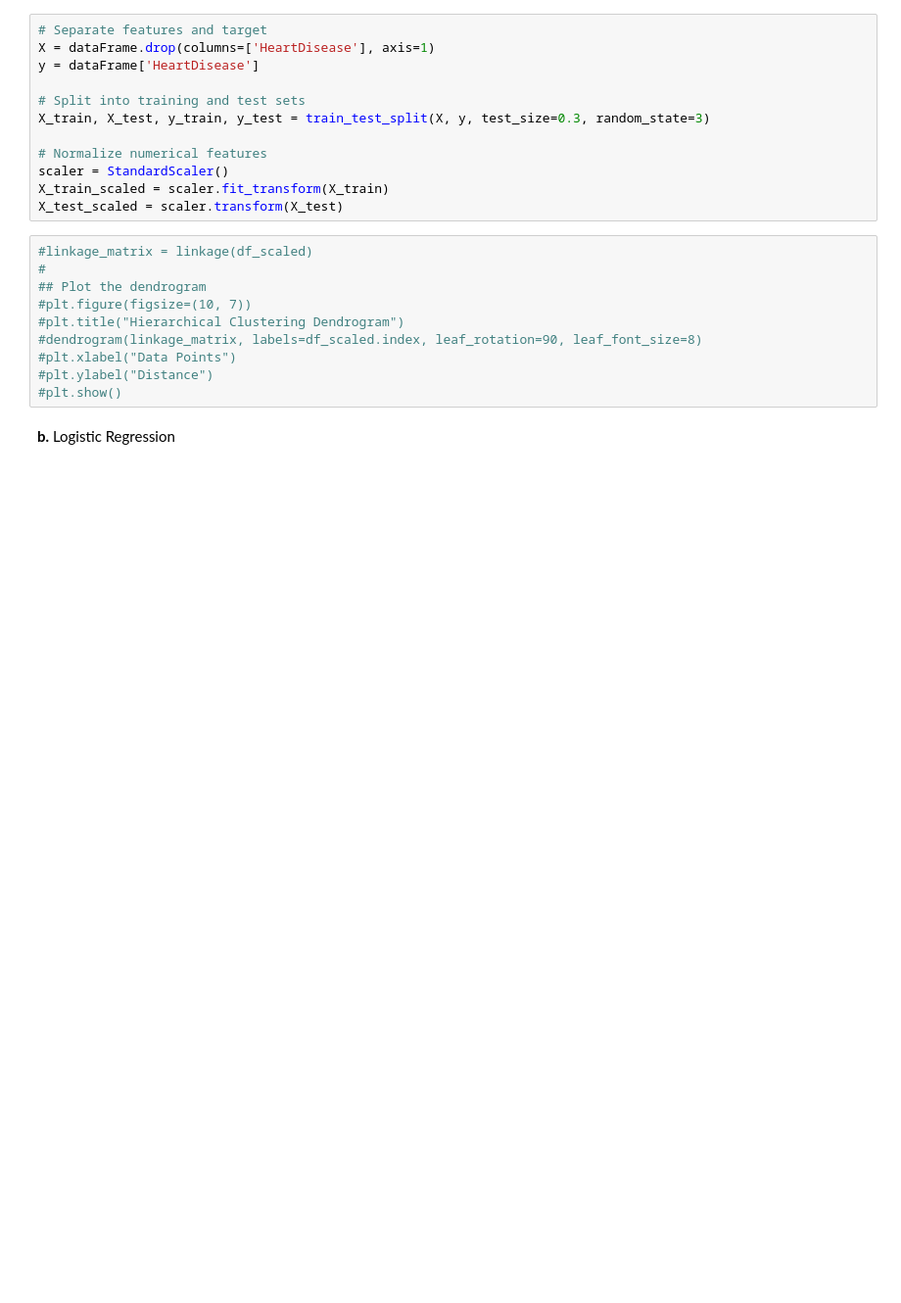
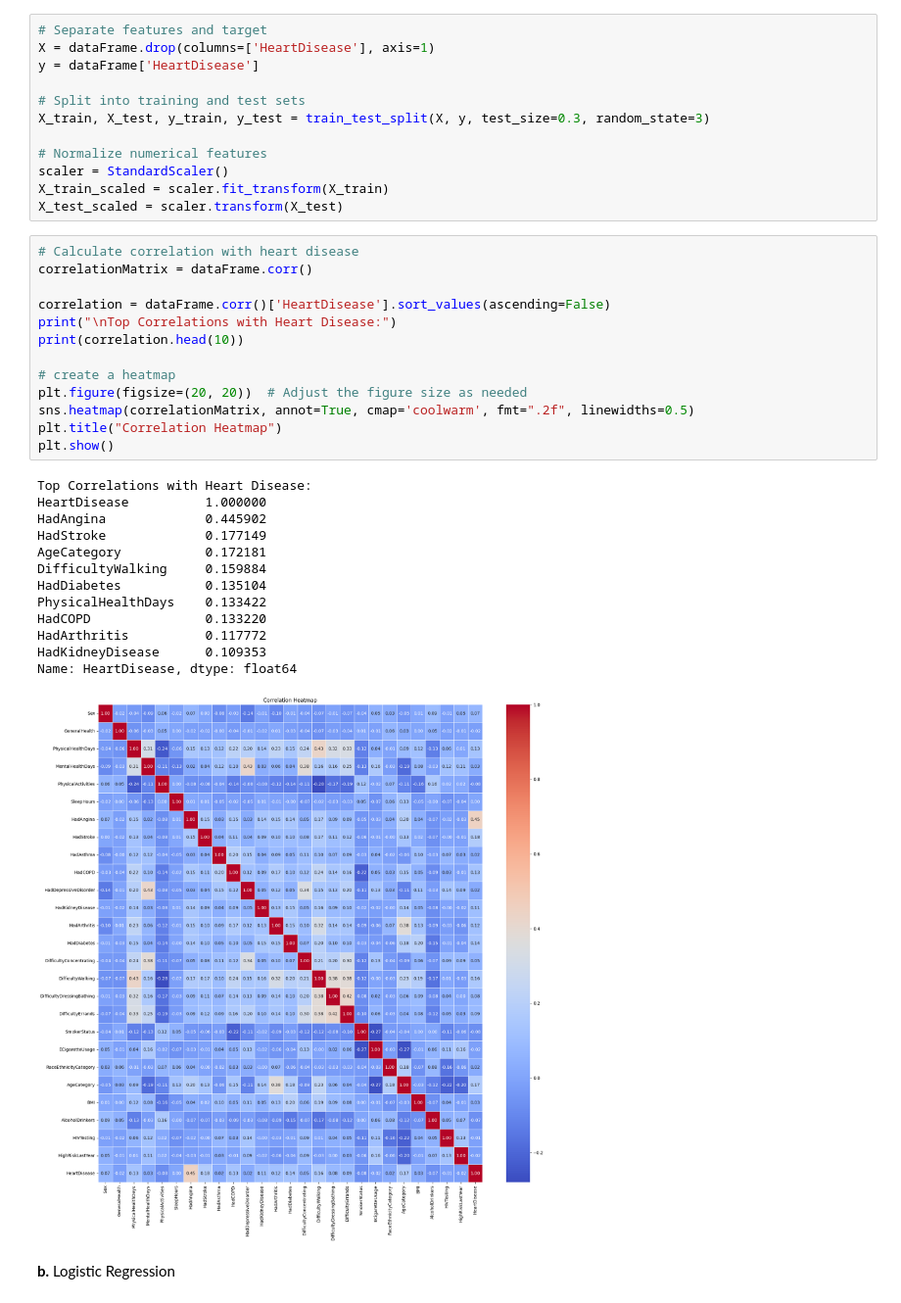
Before and after one commit to RaviMosalpuri/HeartDisease, a Jupyter notebook: Code.ipynb, the cells around one changed output. Shown: that part at 98% size. Saved outputs shown, nothing was run; the diff lists cells and outputs as text; blank space fills up the shorter version.

```diff
--- a/Code.ipynb
+++ b/Code.ipynb
@@ -162,16 +183,33 @@ X_train, X_test, y_train, y_test = train_test_split(X, y, test_size=0.3, random_
 scaler = StandardScaler()
 X_train_scaled = scaler.fit_transform(X_train)
 X_test_scaled = scaler.transform(X_test)
-# %%
-#linkage_matrix = linkage(df_scaled)
-#
-## Plot the dendrogram
-#plt.figure(figsize=(10, 7))
-#plt.title("Hierarchical Clustering Dendrogram")
-#dendrogram(linkage_matrix, labels=df_scaled.index, leaf_rotation=90, leaf_font_size=8)
-#plt.xlabel("Data Points")
-#plt.ylabel("Distance")
-#plt.show()
+# %%
+# Calculate correlation with heart disease
+correlationMatrix = dataFrame.corr()
+
+correlation = dataFrame.corr()['HeartDisease'].sort_values(ascending=False)
+print("\nTop Correlations with Heart Disease:")
+print(correlation.head(10))
+
+# create a heatmap
+plt.figure(figsize=(20, 20))  # Adjust the figure size as needed
+sns.heatmap(correlationMatrix, annot=True, cmap='coolwarm', fmt=".2f", linewidths=0.5)
+plt.title("Correlation Heatmap")
+plt.show()
+# %% [output]
+Top Correlations with Heart Disease:
+HeartDisease          1.000000
+HadAngina             0.445902
+HadStroke             0.177149
+AgeCategory           0.172181
+DifficultyWalking     0.159884
+HadDiabetes           0.135104
+PhysicalHealthDays    0.133422
+HadCOPD               0.133220
+HadArthritis          0.117772
+HadKidneyDisease      0.109353
+Name: HeartDisease, dtype: float64
+[figure, added]
 # %% [markdown]
 **b.** Logistic Regression
 # %%
```
Also changed, not shown: parts of 11 cells of this notebook.
